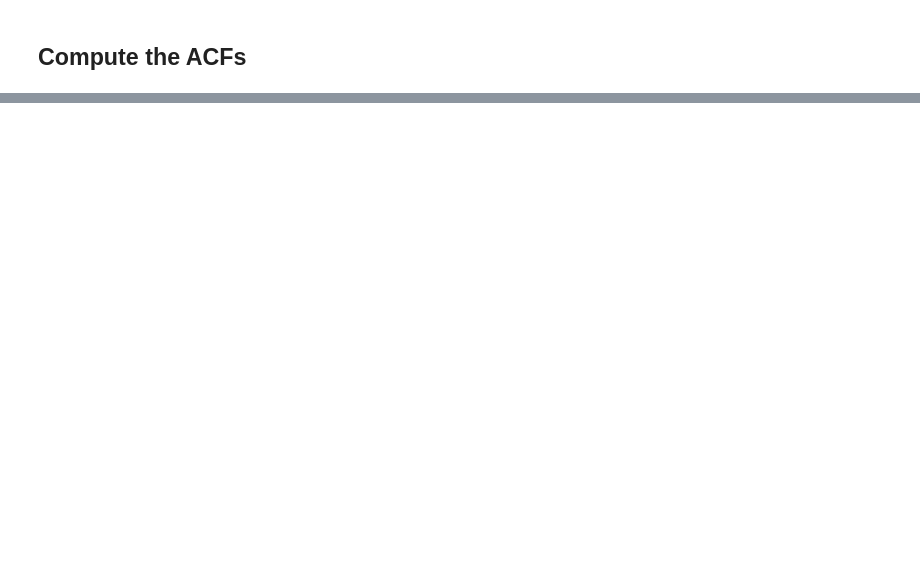
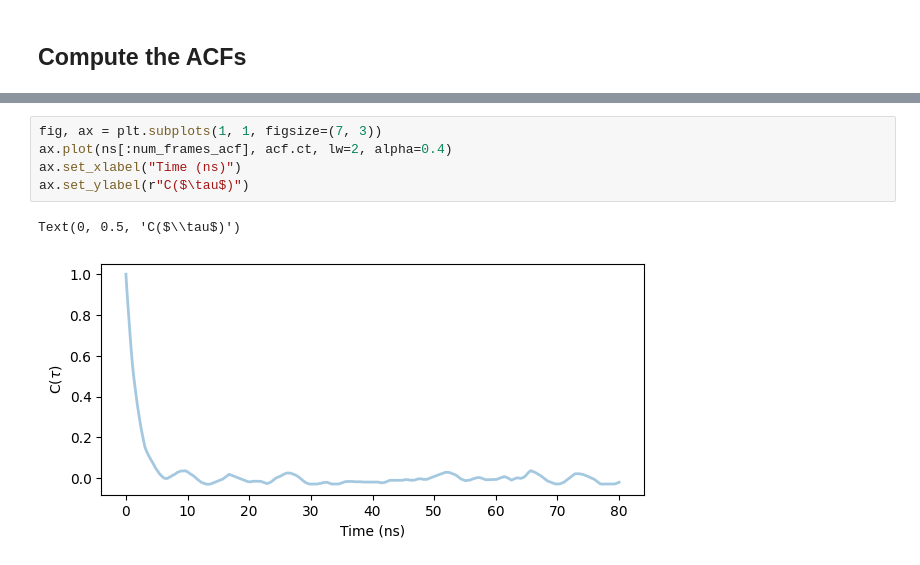
Before and after one commit to bbharland/vac-metad, a Jupyter notebook: test-1a-acf.ipynb, the cells around one changed output, grey strips where cells are left out. Saved outputs shown, nothing was run; the diff lists cells and outputs as text; blank space fills up the shorter version.

```diff
--- a/test-1a-acf.ipynb
+++ b/test-1a-acf.ipynb
@@ -53,0 +129,8 @@ sd.cvs.shape
+# %%
+fig, ax = plt.subplots(1, 1, figsize=(7, 3))
+ax.plot(ns[:num_frames_acf], acf.ct, lw=2, alpha=0.4)
+ax.set_xlabel("Time (ns)")
+ax.set_ylabel(r"C($\tau$)")
+# %% [output]
+Text(0, 0.5, 'C($\\tau$)')
+[figure, added]
```
Also changed, not shown: parts of 25 cells of this notebook, 1 other file.
